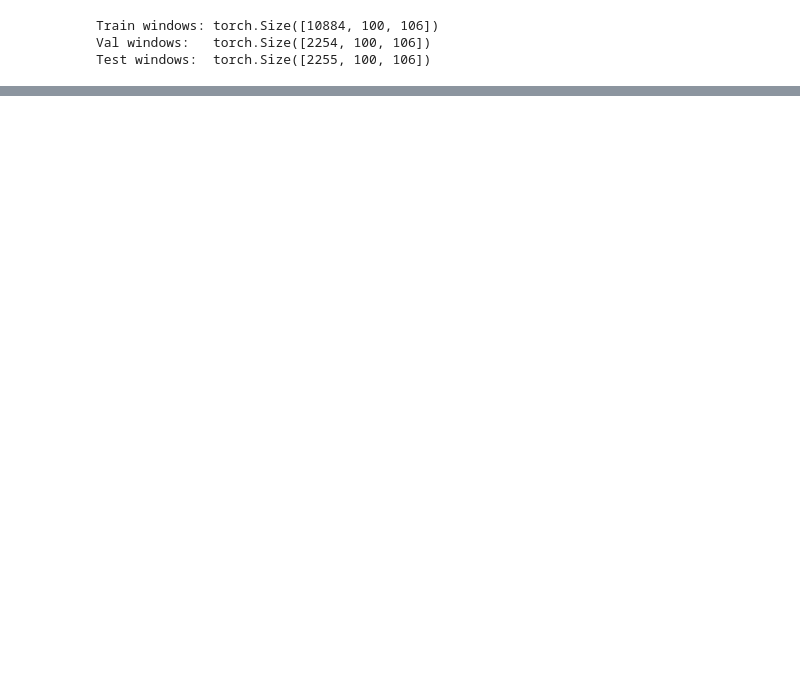
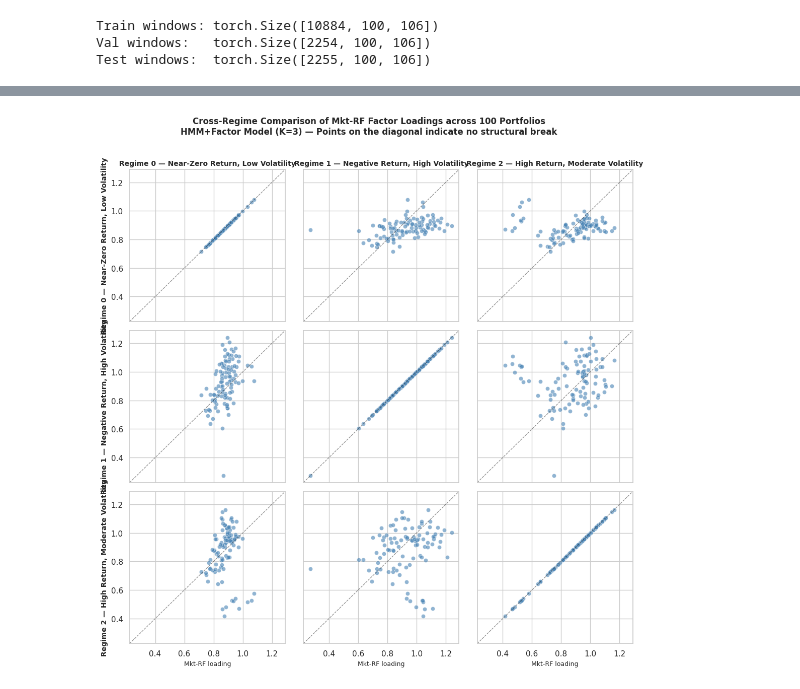
Before and after one commit to evucelic/Diplomski-Projekt, a Jupyter notebook: main.ipynb, the cells around one changed output, grey strips where cells are left out. Cells and saved outputs as stored; diff of their text form; code cells hidden in the pictures; blank space fills up the shorter version.

```diff
--- a/main.ipynb
+++ b/main.ipynb
@@ -848,3 +869,50 @@ Note: HMMVAE reports an IW-ELBO lower bound, not exact log-likelihood.
+# %%
+loadings_k3 = model_A["loadings"]   # (3, P, F)
+mkt_idx = FACTOR_COLS.index("Mkt-RF")
+
+L = [loadings_k3[k, :, mkt_idx] for k in range(3)]
+
+# Rearrange labels prema stats_df (sortiranom po mean_mkt)
+regime_labels = {
+    int(stats_df.index[0]): "Regime 2 — High Return, Moderate Volatility",
+    int(stats_df.index[1]): "Regime 1 — Negative Return, High Volatility",
+    int(stats_df.index[2]): "Regime 0 — Near-Zero Return, Low Volatility",
+}
+names = [regime_labels.get(k, f"Regime {k}") for k in range(3)]
+
+fig, axes = plt.subplots(3, 3, figsize=(11, 11))
+
+g_min = np.min(L) - 0.05 * (np.max(L) - np.min(L))
+g_max = np.max(L) + 0.05 * (np.max(L) - np.min(L))
+
+for i in range(3):
+    for j in range(3):
+        ax = axes[i, j]
+        sns.scatterplot(x=L[j], y=L[i], color="steelblue",
+                        alpha=0.6, s=35, edgecolor="white", ax=ax)
+        ax.plot([g_min, g_max], [g_min, g_max], "k--", lw=0.9, alpha=0.5)
+        ax.set_xlim(g_min, g_max)
+        ax.set_ylim(g_min, g_max)
+        if i == 0:
+            ax.set_title(names[j], fontsize=10, fontweight="bold")
+        if j == 0:
+            ax.set_ylabel(names[i], fontsize=10, fontweight="bold")
+        else:
+            ax.set_yticklabels([])
+        if i != 2:
+            ax.set_xticklabels([])
+        else:
+            ax.set_xlabel("Mkt-RF loading", fontsize=9)
+
+plt.suptitle(
+    "Cross-Regime Comparison of Mkt-RF Factor Loadings across 100 Portfolios\n"
+    "HMM+Factor Model (K=3) — Points on the diagonal indicate no structural break",
+    fontsize=12, fontweight="bold", y=1.01
+)
+plt.tight_layout()
+plt.show()
+# %% [output]
+[figure, added]
 # %%
 # https://stats.stackexchange.com/questions/60680/kl-divergence-between-two-multivariate-gaussians
 # https://www.microsoft.com/en-us/research/blog/less-pain-more-gain-a-simple-method-for-vae-training-with-less-of-that-kl-vanishing-agony/
```
Also changed, not shown: parts of 9 cells of this notebook.
